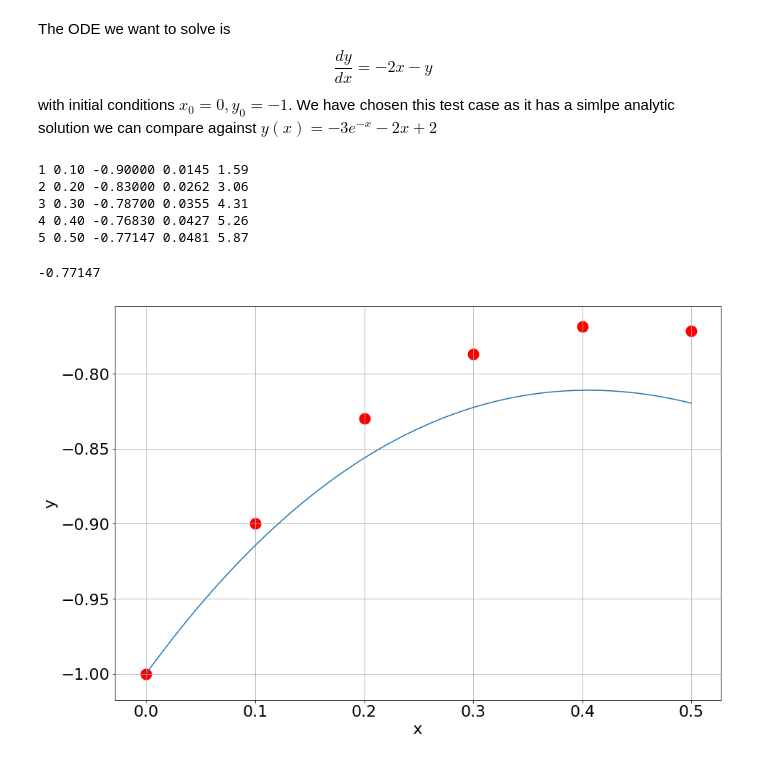
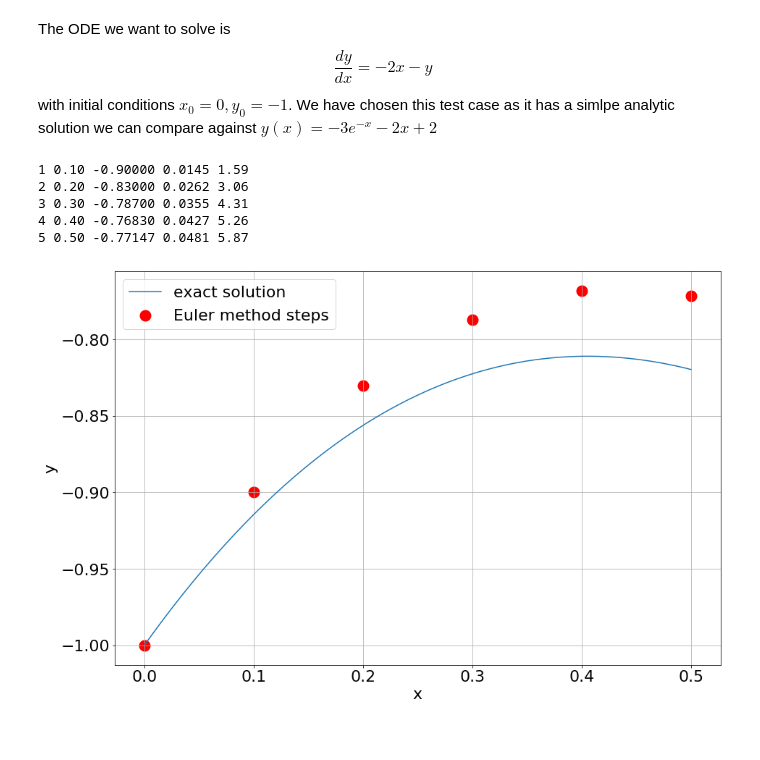
Before and after one commit to nielsw2/ACM20030-Examples, a Jupyter notebook: OrdinaryDifferentialEquations/EulerMethod.ipynb, the cells around one changed output. Drawn from its saved outputs; the diff is of its cells as text; code cells hidden in the pictures.

```diff
--- a/OrdinaryDifferentialEquations/EulerMethod.ipynb
+++ b/OrdinaryDifferentialEquations/EulerMethod.ipynb
@@ -21,8 +25,9 @@ def EulerMethod(dydx, yExact, dx, x0, y0, imax, printSteps=False, plotSteps=Fals
     xi = x0
     yi = y0
 
-    if(plotSteps):
-            plt.scatter(x0, y0, color='red', linewidth='10')
+    steps = np.zeros((imax+1,2))
+    steps[0,0] = x0
+    steps[0,1] = y0
 
     # Create a loop to iteratively solve the ODE step-by-step
     while i < imax:
@@ -37,24 +42,28 @@ def EulerMethod(dydx, yExact, dx, x0, y0, imax, printSteps=False, plotSteps=Fals
             Ei    = np.abs(100*diffi/yExact(xi))
             print("%d %.2f %.5f %.4f %.2f" % (i, xi, yi, diffi, Ei))
 
-        if(plotSteps):
-            plt.scatter(xi, yi, color='red', linewidth='10')
+        # Store the steps for plotting
+        steps[i, 0] = xi
+        steps[i, 1] = yi
 
     if(plotSteps):
-        x = np.linspace(x0, x0 + imax*dx, 100)
-        y = yExact(x)
-        plt.xlabel('x')
-        plt.ylabel('y')
-        plt.grid(True)
-        plt.plot(x,y)
-    return yi
+        plt.scatter(steps[:,0], steps[:,1], color='red', linewidth='10')
+
+    return [xi, yi]
-# %%
-EulerMethod(dydx, yExact, 0.1, 0, -1, 5, True, True)
-# %% [output]
-1 0.10 -0.90000 0.0145 1.59
-2 0.20 -0.83000 0.0262 3.06
-3 0.30 -0.78700 0.0355 4.31
-4 0.40 -0.76830 0.0427 5.26
-5 0.50 -0.77147 0.0481 5.87
--0.77147
-[figure, removed]
+# %%
+x = np.linspace(0, 0.5, 100)
+y = yExact(x)
+plt.xlabel('x')
+plt.ylabel('y')
+plt.grid(True)
+plt.plot(x,y)
+
+EulerMethod(dydx, yExact, 0.1, 0, -1, 5, True, True)
+plt.legend(['exact solution', 'Euler method steps']);
+# %% [output]
+1 0.10 -0.90000 0.0145 1.59
+2 0.20 -0.83000 0.0262 3.06
+3 0.30 -0.78700 0.0355 4.31
+4 0.40 -0.76830 0.0427 5.26
+5 0.50 -0.77147 0.0481 5.87
+[figure, added]
```
Also changed, not shown: parts of 19 cells of this notebook.
